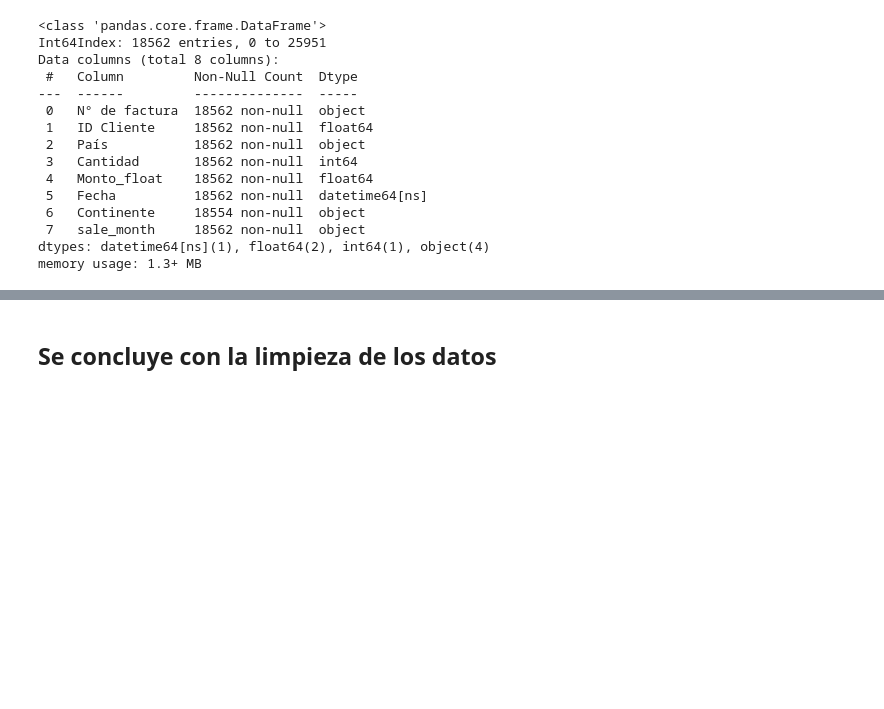
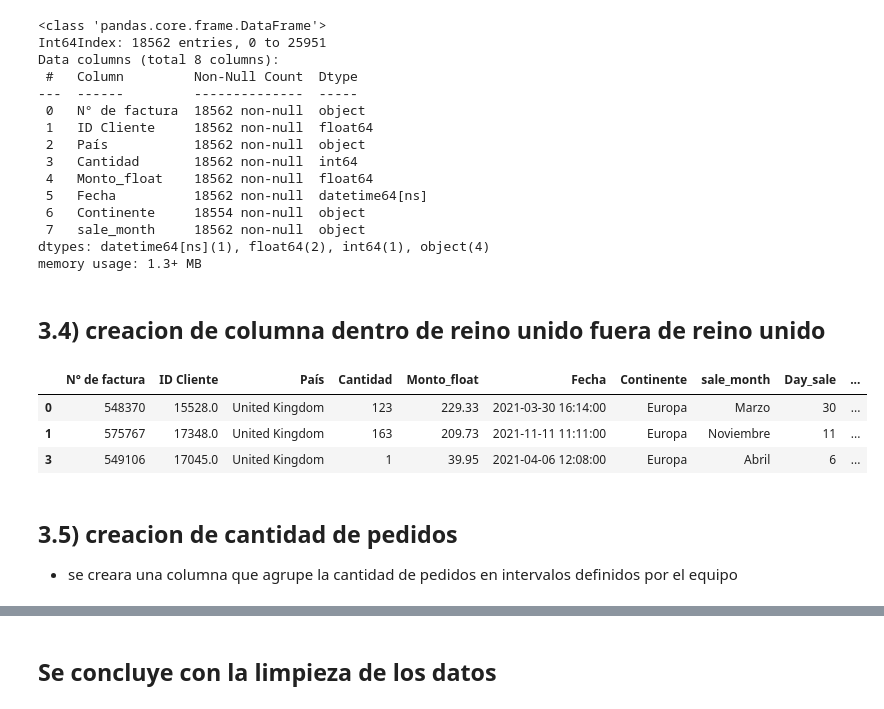
Before and after one commit to yeider82/sale_ecommerce, a Jupyter notebook: 001_clean_data.ipynb, the cells around one changed output, grey strips where cells are left out. Cells and saved outputs as stored; diff of their text form; code cells hidden in the pictures; blank space fills up the shorter version.

```diff
--- a/001_clean_data.ipynb
+++ b/001_clean_data.ipynb
@@ -420,3 +420,35 @@ for i in data['Fecha']:
     a  = i.strftime('%Y %m')
     year_month_sale.append(a)
 data['month_year'] = year_month_sale
+# %% [markdown]
+## 3.4) creacion de columna dentro de reino unido fuera de reino unido
+# %%
+# creara una funcion que proporcionara una lista con 0 si la venta fue dentro del reino unido
+# y 1 si fue fuera de este pais
+
+def in_or_on(lista):
+
+    out_kingdom = []
+
+    for i in lista:
+        if i == 'United Kingdom':
+            a = 0
+            out_kingdom.append(a)
+        else:
+            a = 1
+            out_kingdom.append(a)
+    return(out_kingdom)
+
+out_kingdom = in_or_on(data.País)
+# %%
+## agrego la nueva lista como columna la dataset
+data['Out_kingdom'] = out_kingdom
+data.head(3)
+# %% [output]
+|  | N° de factura | ID Cliente | País | Cantidad | Monto_float | Fecha | Continente | sale_month | Day_sale | ... |
+| 0 | 548370 | 15528.0 | United Kingdom | 123 | 229.33 | 2021-03-30 16:14:00 | Europa | Marzo | 30 | ... |
+| 1 | 575767 | 17348.0 | United Kingdom | 163 | 209.73 | 2021-11-11 11:11:00 | Europa | Noviembre | 11 | ... |
+| 3 | 549106 | 17045.0 | United Kingdom | 1 | 39.95 | 2021-04-06 12:08:00 | Europa | Abril | 6 | ... |
+# %% [markdown]
+## 3.5) creacion de cantidad de pedidos
+- se creara una columna que agrupe la cantidad de pedidos en intervalos definidos por el equipo
```
Also changed, not shown: parts of 17 cells of this notebook, 4 other files.
